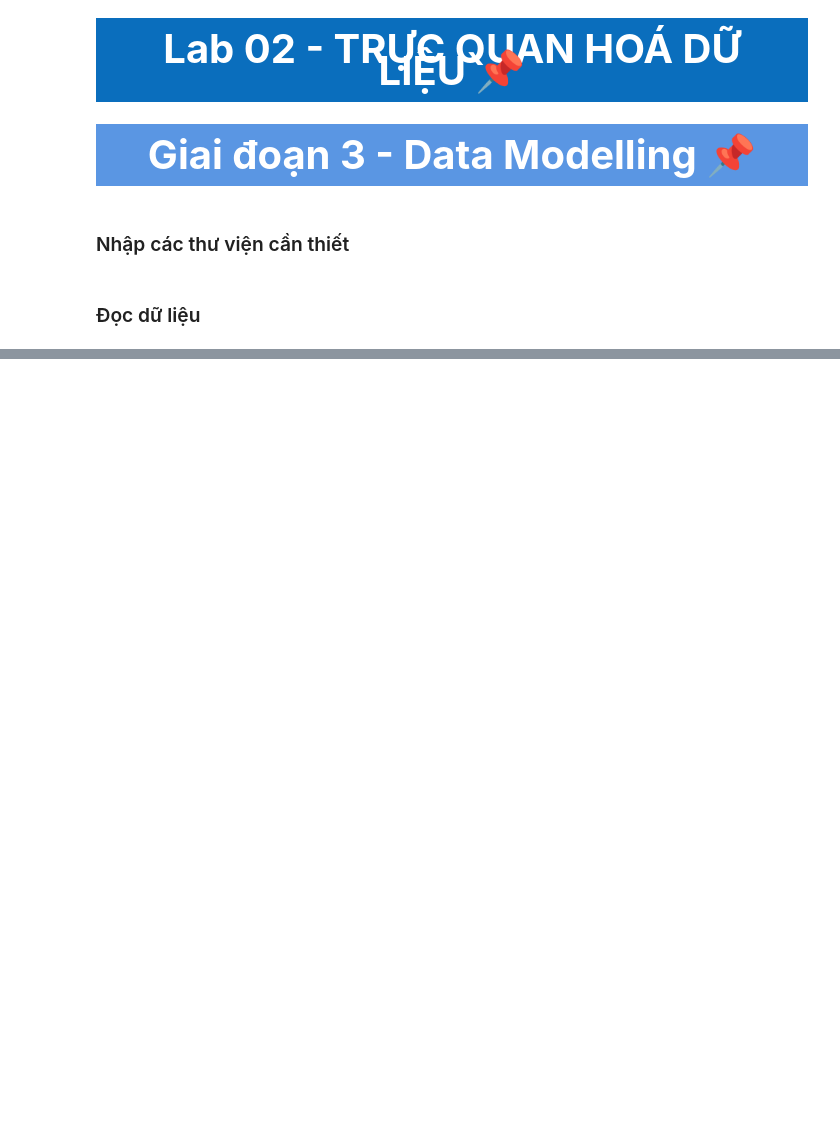
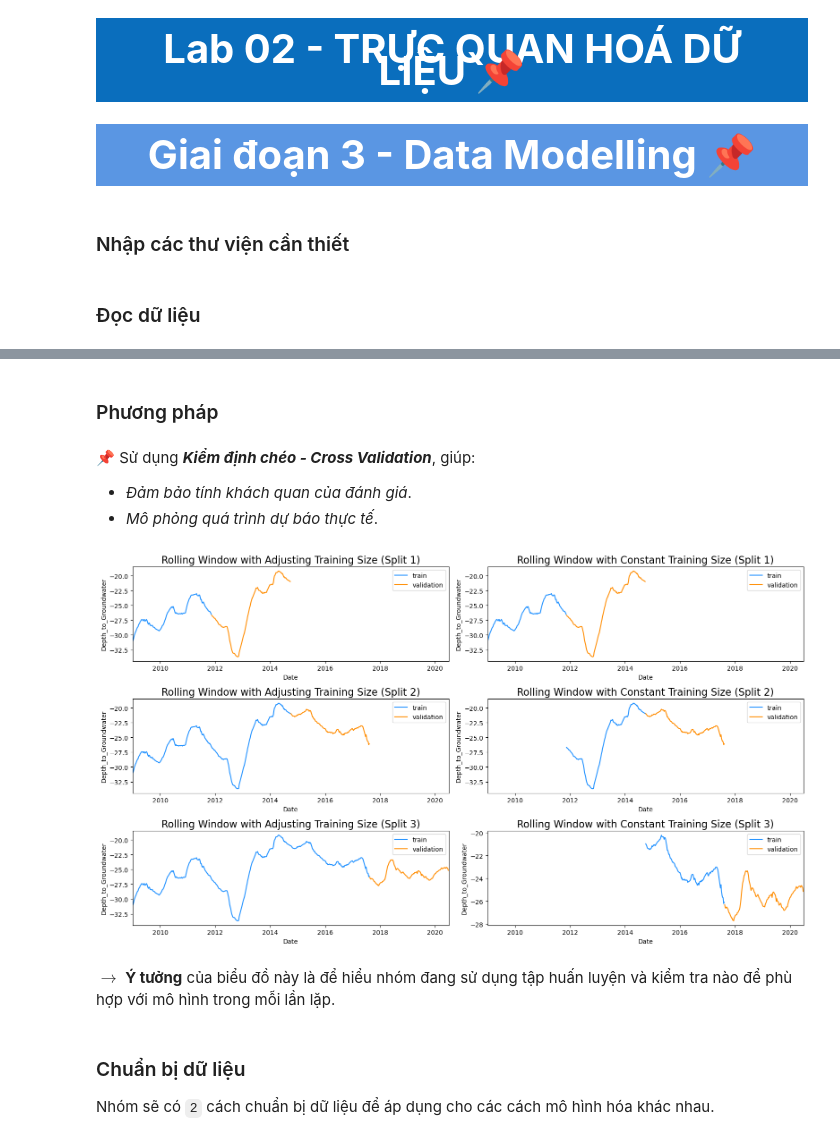
Before and after one commit to GenNyu/Lab-2---DV, a Jupyter notebook: 3.0_DataModelling.ipynb, the cells around one changed output, grey strips where cells are left out. Drawn from its saved outputs; the diff is of its cells as text; code cells hidden in the pictures; blank space fills up the shorter version.

```diff
--- a/3.0_DataModelling.ipynb
+++ b/3.0_DataModelling.ipynb
@@ -19,4 +24,5 @@ warnings.simplefilter('ignore')
 # %% [markdown]
 ### Đọc dữ liệu
 # %%
-df = pd.read_csv('./data/Water_Cleaner_2.csv', parse_dates=['Date'], date_parser=lambda x: pd.to_datetime(x, format='%Y-%m-%d'))
+data = pd.read_csv('./data/Water_Cleaner_2.csv', parse_dates=['Date'], date_parser=lambda x: pd.to_datetime(x, format='%Y-%m-%d'))
+data = data.iloc[:, :-3]
@@ -22,0 +41,46 @@ df = pd.read_csv('./data/Water_Cleaner_2.csv', parse_dates=['Date'], date_parser
+# %% [markdown]
+### Phương pháp
+# %% [markdown]
+📌 Sử dụng ***Kiểm định chéo - Cross Validation***, giúp:
+- *Đảm bảo tính khách quan của đánh giá*.
+- *Mô phỏng quá trình dự báo thực tế*.
+# %%
+from sklearn.model_selection import TimeSeriesSplit
+
+SPLITS = 3
+
+X = data.Date
+y = data.Depth_to_Groundwater
+
+fold = TimeSeriesSplit(n_splits=SPLITS)
+# %%
+f, ax = plt.subplots(nrows=SPLITS, ncols=2, figsize=(16, 9))
+
+for i, (train_index, valid_index) in enumerate(fold.split(X)):
+    X_train, X_valid = X[train_index], X[valid_index]
+    y_train, y_valid = y[train_index], y[valid_index]
+
+    sns.lineplot(x= X_train, y= y_train, ax=ax[i,0], color='dodgerblue', label='train')
+    sns.lineplot(x= X_train[len(X_train) - len(X_valid):(len(X_train) - len(X_valid) + len(X_valid))],
+                 y= y_train[len(X_train) - len(X_valid):(len(X_train) - len(X_valid) + len(X_valid))],
+                 ax=ax[i,1], color='dodgerblue', label='train')
+
+    for j in range(2):
+        sns.lineplot(x= X_valid, y= y_valid, ax=ax[i, j], color='darkorange', label='validation')
+
+    ax[i, 0].set_title(f"Rolling Window with Adjusting Training Size (Split {i+1})", fontsize=16)
+    ax[i, 1].set_title(f"Rolling Window with Constant Training Size (Split {i+1})", fontsize=16)
+
+for i in range(SPLITS):
+    ax[i, 0].set_xlim([date(2009, 1, 1), date(2020, 6, 30)])
+    ax[i, 1].set_xlim([date(2009, 1, 1), date(2020, 6, 30)])
+
+plt.tight_layout()
+plt.show()
+# %% [output]
+[figure, added]
+# %% [markdown]
+$\rightarrow$ **Ý tưởng** của biểu đồ này là để hiểu nhóm đang sử dụng tập huấn luyện và kiểm tra nào để phù hợp với mô hình trong mỗi lần lặp.
+# %% [markdown]
+### Chuẩn bị dữ liệu
+Nhóm sẽ có `2` cách chuẩn bị dữ liệu để áp dụng cho các cách mô hình hóa khác nhau.
```
Also changed, not shown: parts of 50 cells of this notebook, 1 other file.
